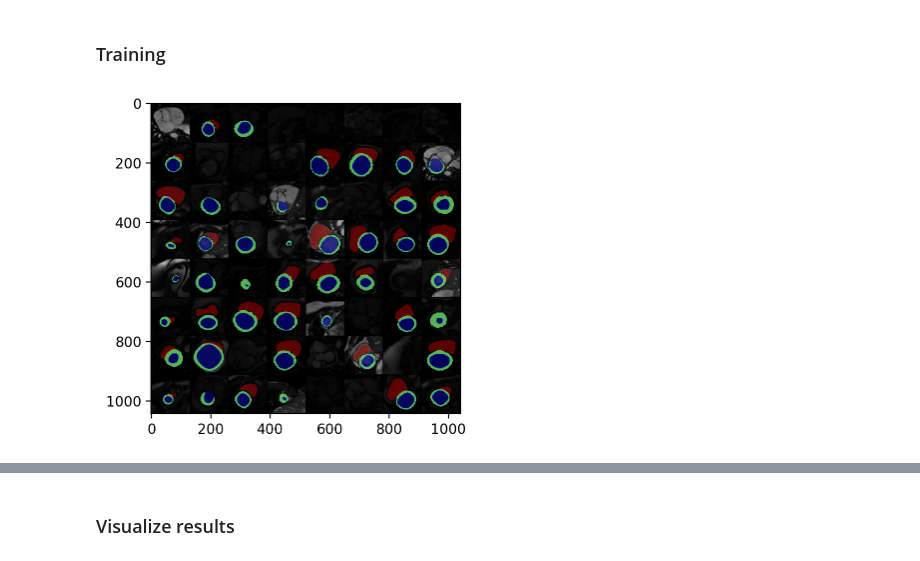
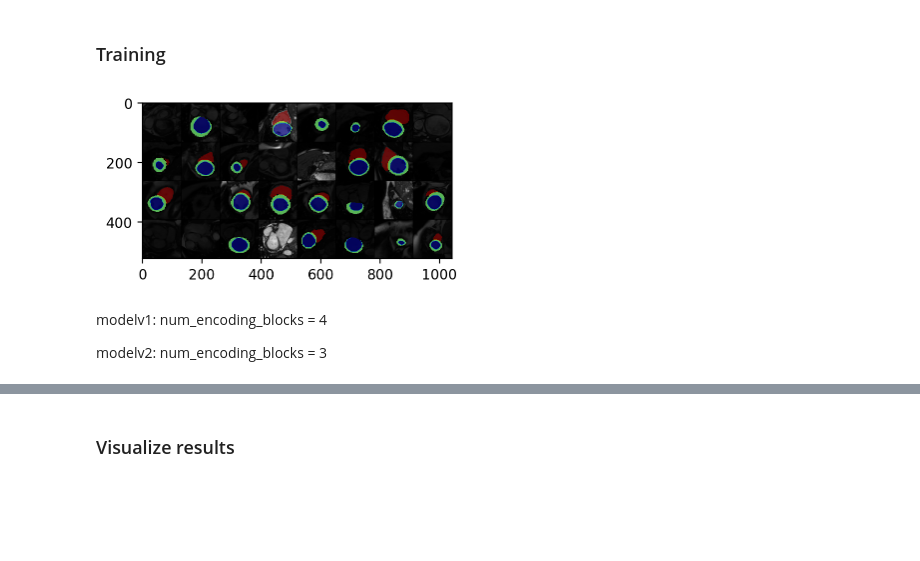
Before and after one commit to MAHDI-Imen/M-M, a Jupyter notebook: M_M.ipynb, the cells around one changed output, grey strips where cells are left out. Saved outputs shown, nothing was run; the diff lists cells and outputs as text; code cells hidden in the pictures; blank space fills up the shorter version.

Commit message:
Modelv2 Added

```diff
--- a/M_M.ipynb
+++ b/M_M.ipynb
@@ -101,28 +99,32 @@ def imshow(img, seg=None):
         masked = np.ma.masked_where(seg == 0, seg)
         plt.imshow(masked, cmap=cmap, alpha=0.7)
 # %%
-batch_size = 64
+batch_size = 32
 num_classes = 4
 
 
 training_loader = torch.utils.data.DataLoader(
     train_dataset,
     batch_size=batch_size,
     shuffle=True,
     num_workers=10,
     )
 
 validation_loader = torch.utils.data.DataLoader(
     valid_dataset,
     batch_size=batch_size,
     shuffle=False,
     num_workers=10
     )
 
 dataiter = iter(training_loader)
 images, labels = next(dataiter)
 
 imshow(torchvision.utils.make_grid(images), torchvision.utils.make_grid(labels))
 # %% [output]
-[figure, old version]
+[figure, new version]
+# %% [markdown]
+modelv1: num_encoding_blocks = 4
+
+modelv2: num_encoding_blocks = 3
 # %%
```
Also changed, not shown: parts of 13 cells of this notebook, 2 other files.
